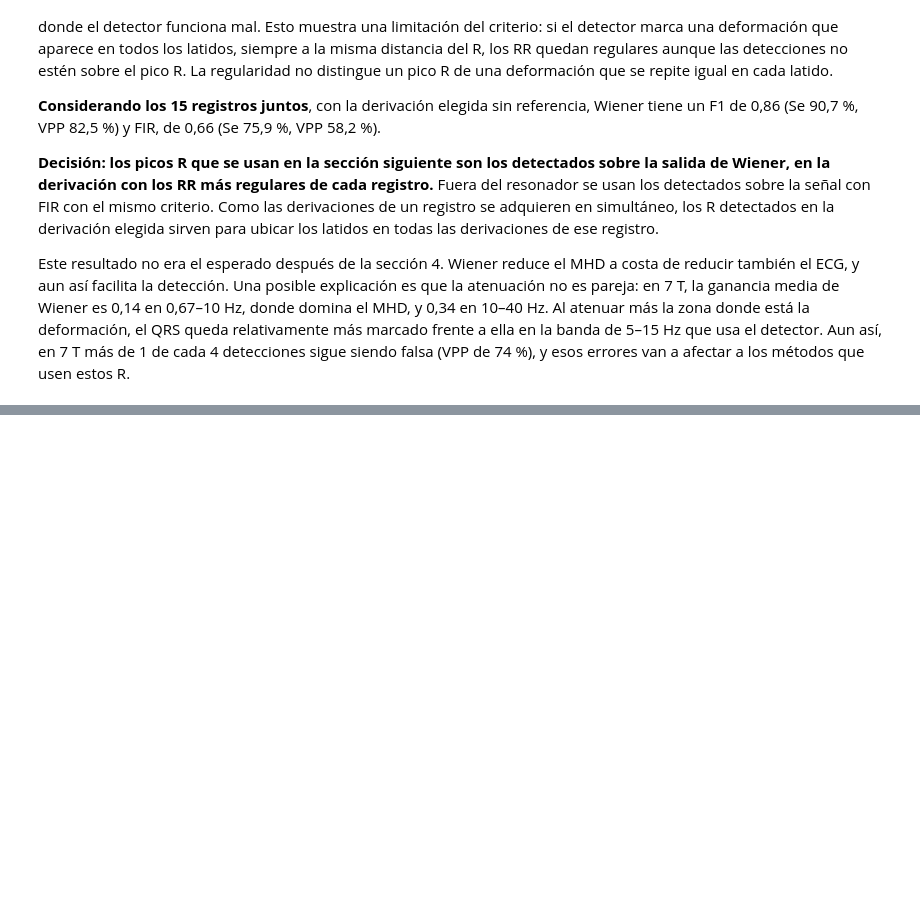
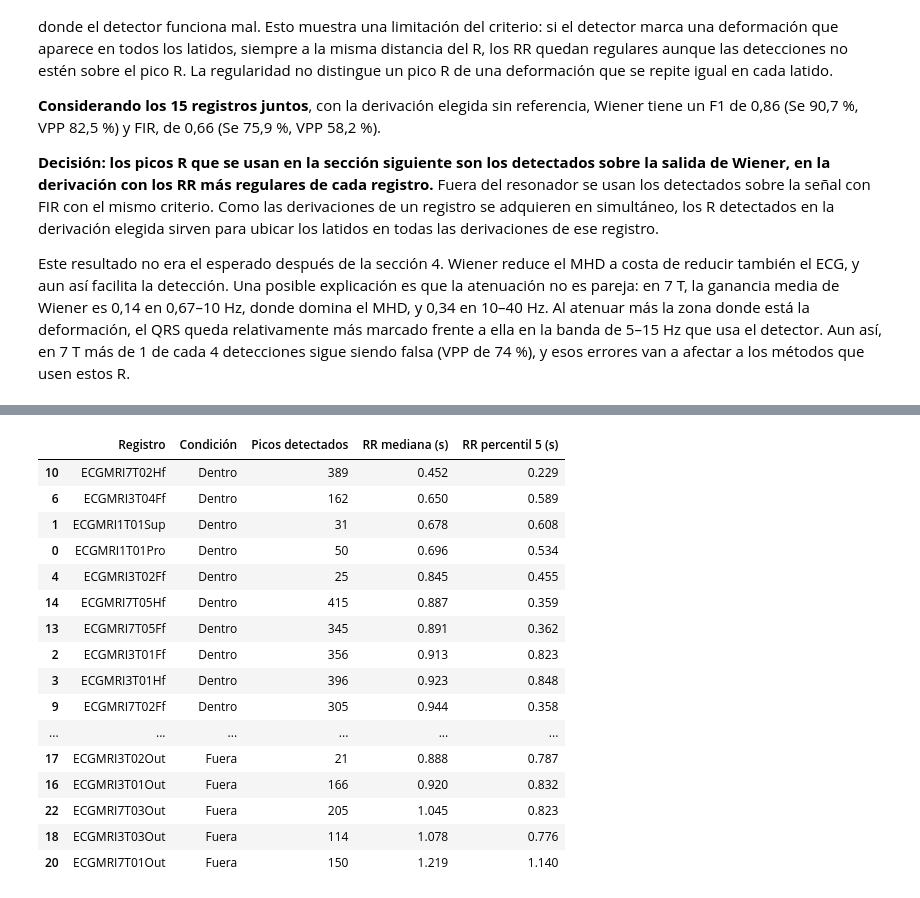
Before and after one commit to locendoya/PSIB2026Q2-TPS-Grupo03-Cendoya-Sanchez-Tobal, a Jupyter notebook: Pipeline_TPS.ipynb, the cells around one changed output, grey strips where cells are left out. Cells and saved outputs as stored; diff of their text form; code cells hidden in the pictures; blank space fills up the shorter version.

```diff
--- a/Pipeline_TPS.ipynb
+++ b/Pipeline_TPS.ipynb
@@ -2856,0 +2877,45 @@ Este resultado no era el esperado después de la sección 4. Wiener reduce el MH
+# %%
+# Picos R para alinear los latidos
+# Detectados: salida de Wiener (dentro) o señal con FIR (fuera), en la derivación
+# elegida por regularidad de los RR.
+derivacion_elegida = elegida_cv.set_index(["Registro", "Versión"])["Derivación"]
+
+picos_detectados = {}
+for nombre in referencias:
+    version = "Wiener" if dentro_por_registro[nombre] else "FIR"
+    picos_detectados[nombre] = detecciones[(nombre, derivacion_elegida[(nombre, version)], version)]
+
+conjuntos_r = {"Detectados": picos_detectados, "Referencia": referencias}
+
+# Intervalos RR a partir de los picos detectados (sin usar la referencia)
+filas_rr = []
+for nombre, picos in picos_detectados.items():
+    rr = np.diff(picos) / FS
+    filas_rr.append({
+        "Registro": nombre,
+        "Condición": "Dentro" if dentro_por_registro[nombre] else "Fuera",
+        "Picos detectados": len(picos),
+        "RR mediana (s)": np.median(rr),
+        "RR percentil 5 (s)": np.percentile(rr, 5),
+    })
+
+intervalos_rr = pd.DataFrame(filas_rr).sort_values(["Condición", "RR mediana (s)"])
+display(intervalos_rr.round(3))
+# %% [output]
+|  | Registro | Condición | Picos detectados | RR mediana (s) | RR percentil 5 (s) |
+| 10 | ECGMRI7T02Hf | Dentro | 389 | 0.452 | 0.229 |
+| 6 | ECGMRI3T04Ff | Dentro | 162 | 0.650 | 0.589 |
+| 1 | ECGMRI1T01Sup | Dentro | 31 | 0.678 | 0.608 |
+| 0 | ECGMRI1T01Pro | Dentro | 50 | 0.696 | 0.534 |
+| 4 | ECGMRI3T02Ff | Dentro | 25 | 0.845 | 0.455 |
+| 14 | ECGMRI7T05Hf | Dentro | 415 | 0.887 | 0.359 |
+| 13 | ECGMRI7T05Ff | Dentro | 345 | 0.891 | 0.362 |
+| 2 | ECGMRI3T01Ff | Dentro | 356 | 0.913 | 0.823 |
+| 3 | ECGMRI3T01Hf | Dentro | 396 | 0.923 | 0.848 |
+| 9 | ECGMRI7T02Ff | Dentro | 305 | 0.944 | 0.358 |
+| ... | ... | ... | ... | ... | ... |
+| 17 | ECGMRI3T02Out | Fuera | 21 | 0.888 | 0.787 |
+| 16 | ECGMRI3T01Out | Fuera | 166 | 0.920 | 0.832 |
+| 22 | ECGMRI7T03Out | Fuera | 205 | 1.045 | 0.823 |
+| 18 | ECGMRI3T03Out | Fuera | 114 | 1.078 | 0.776 |
+| 20 | ECGMRI7T01Out | Fuera | 150 | 1.219 | 1.140 |
```
Also changed, not shown: parts of 11 cells of this notebook.
